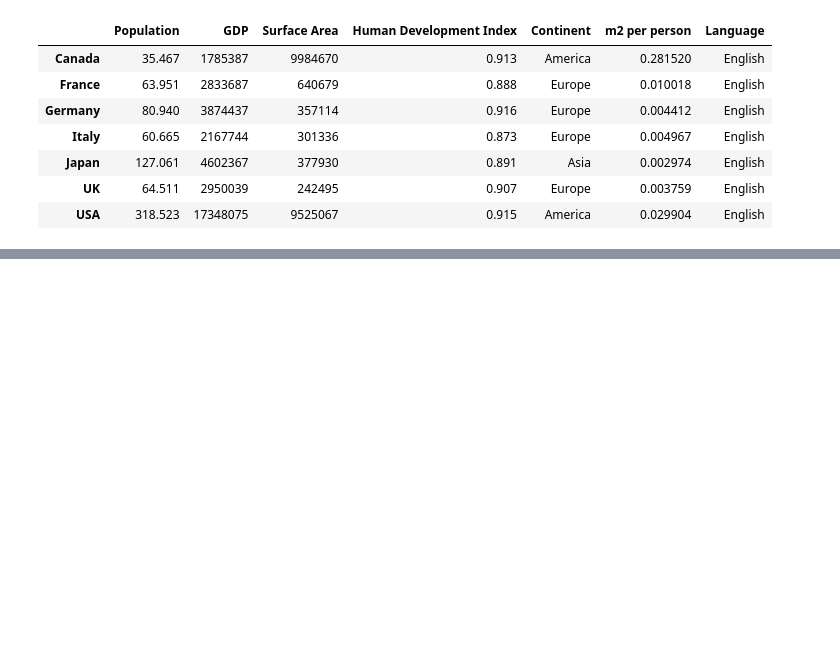
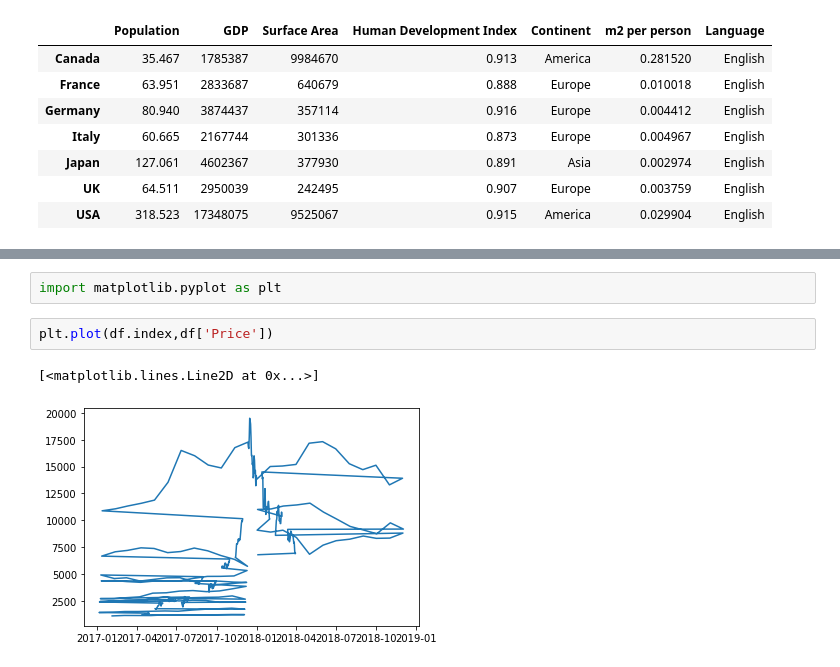
Before and after one commit to DataBadger/PracticeModels, a Jupyter notebook: DataAnalysis/Pandas.ipynb, the cells around one changed output, grey strips where cells are left out. Drawn from its saved outputs; the diff is of its cells as text; blank space fills up the shorter version.

```diff
--- a/DataAnalysis/Pandas.ipynb
+++ b/DataAnalysis/Pandas.ipynb
@@ -509,0 +617,7 @@ df.rename(
+# %%
+import matplotlib.pyplot as plt
+# %%
+plt.plot(df.index,df['Price'])
+# %% [output]
+[<matplotlib.lines.Line2D at 0x...>]
+[figure, added]
```
Also changed, not shown: parts of 16 cells of this notebook.
